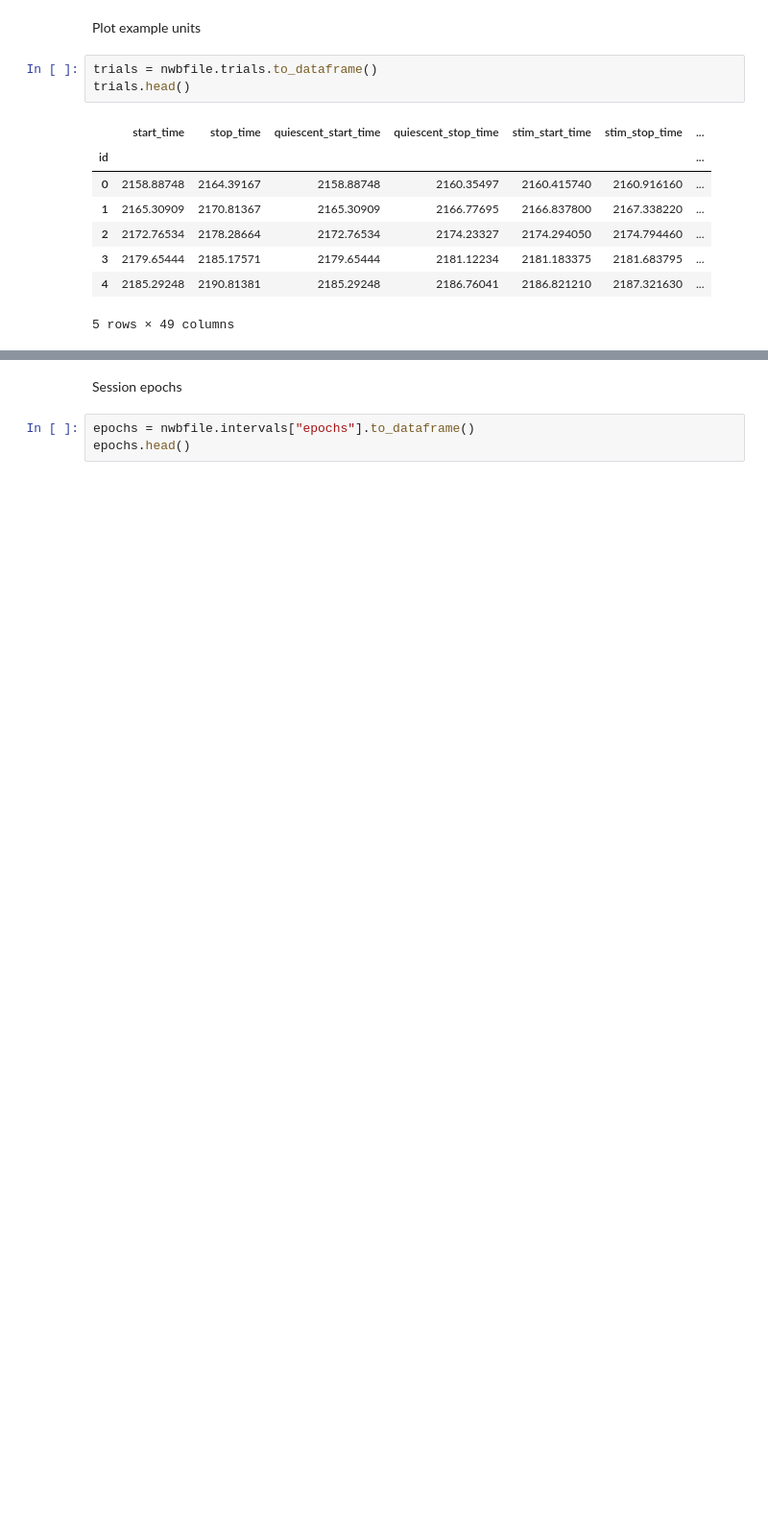
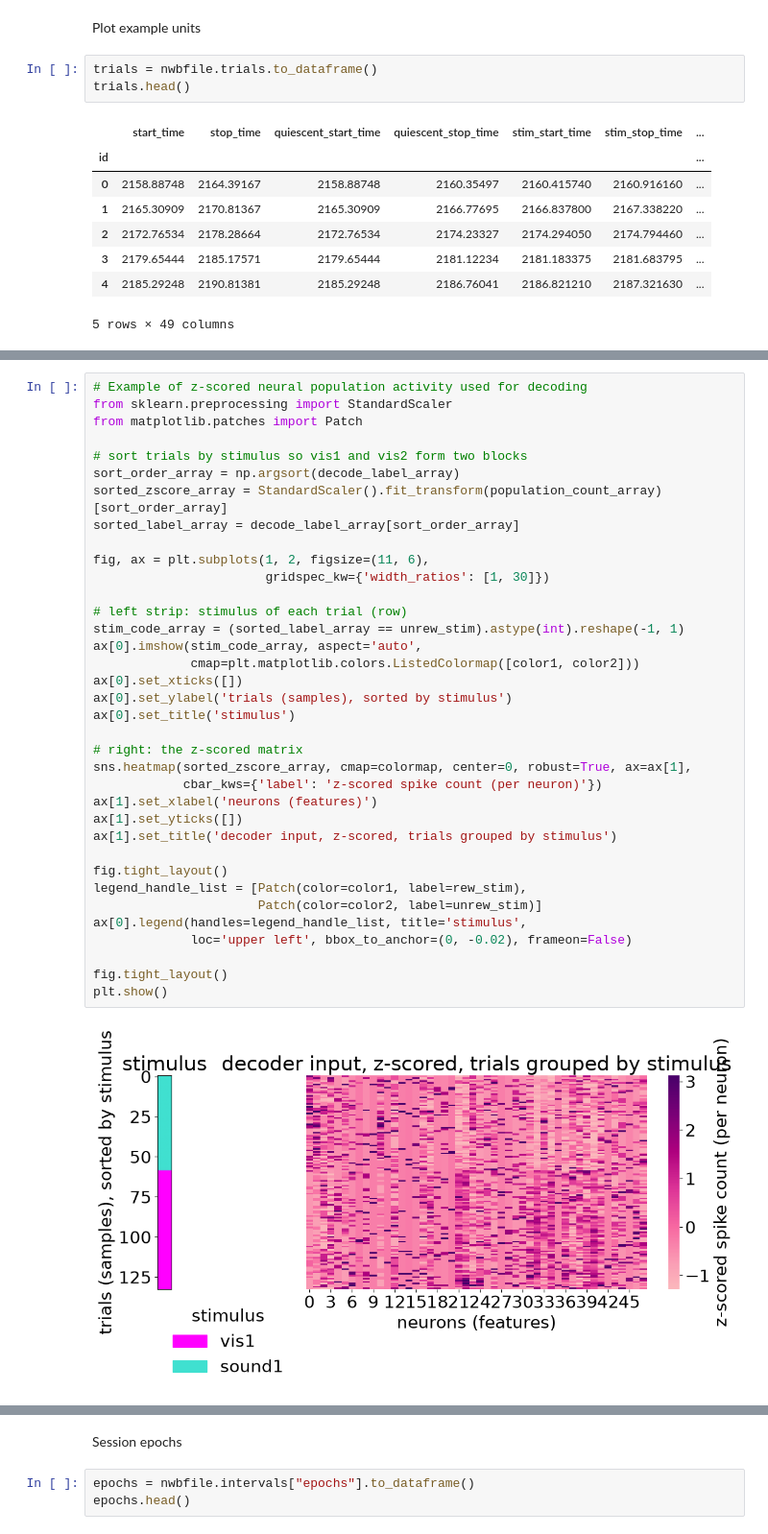
Before and after one commit to tierneydaw1/MisfiringSquad, a Jupyter notebook: code/Decode_ErrorTrials.ipynb, the cells around one changed output, grey strips where cells are left out. Shown at 96% size. Cells and saved outputs as stored; diff of their text form; blank space fills up the shorter version.

```diff
--- a/code/NeuralDynamics.ipynb
+++ b/code/Decode_ErrorTrials.ipynb
@@ -311,0 +353,38 @@ plt.show()
+# %%
+# Example of z-scored neural population activity used for decoding
+from sklearn.preprocessing import StandardScaler
+from matplotlib.patches import Patch
+
+# sort trials by stimulus so vis1 and vis2 form two blocks
+sort_order_array = np.argsort(decode_label_array)
+sorted_zscore_array = StandardScaler().fit_transform(population_count_array)[sort_order_array]
+sorted_label_array = decode_label_array[sort_order_array]
+
+fig, ax = plt.subplots(1, 2, figsize=(11, 6),
+                       gridspec_kw={'width_ratios': [1, 30]})
+
+# left strip: stimulus of each trial (row)
+stim_code_array = (sorted_label_array == unrew_stim).astype(int).reshape(-1, 1)
+ax[0].imshow(stim_code_array, aspect='auto',
+             cmap=plt.matplotlib.colors.ListedColormap([color1, color2]))
+ax[0].set_xticks([])
+ax[0].set_ylabel('trials (samples), sorted by stimulus')
+ax[0].set_title('stimulus')
+
+# right: the z-scored matrix
+sns.heatmap(sorted_zscore_array, cmap=colormap, center=0, robust=True, ax=ax[1],
+            cbar_kws={'label': 'z-scored spike count (per neuron)'})
+ax[1].set_xlabel('neurons (features)')
+ax[1].set_yticks([])
+ax[1].set_title('decoder input, z-scored, trials grouped by stimulus')
+
+fig.tight_layout()
+legend_handle_list = [Patch(color=color1, label=rew_stim),
+                      Patch(color=color2, label=unrew_stim)]
+ax[0].legend(handles=legend_handle_list, title='stimulus',
+             loc='upper left', bbox_to_anchor=(0, -0.02), frameon=False)
+
+fig.tight_layout()
+plt.show()
+# %% [output]
+[figure, added]
```
Also changed, not shown: parts of 13 cells of this notebook, 2 other files.
